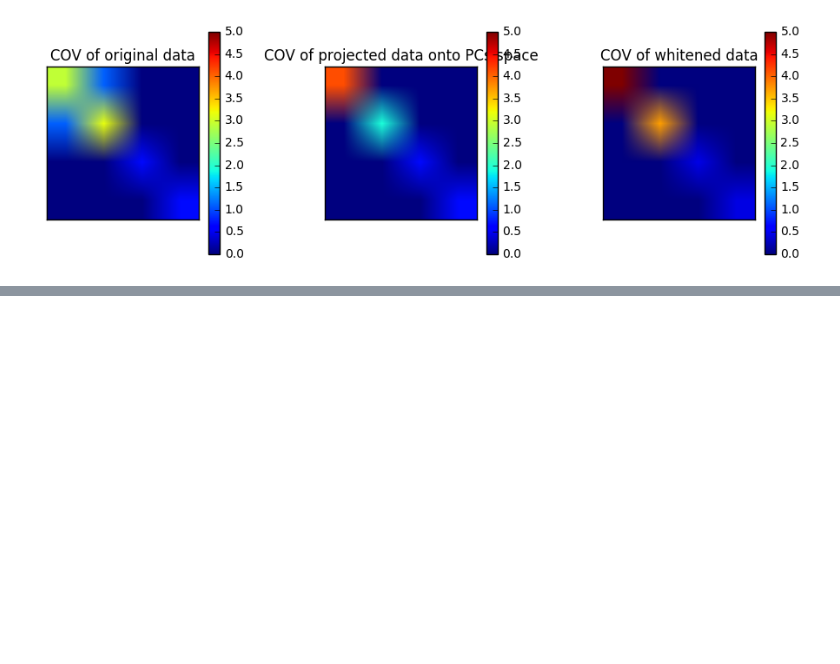
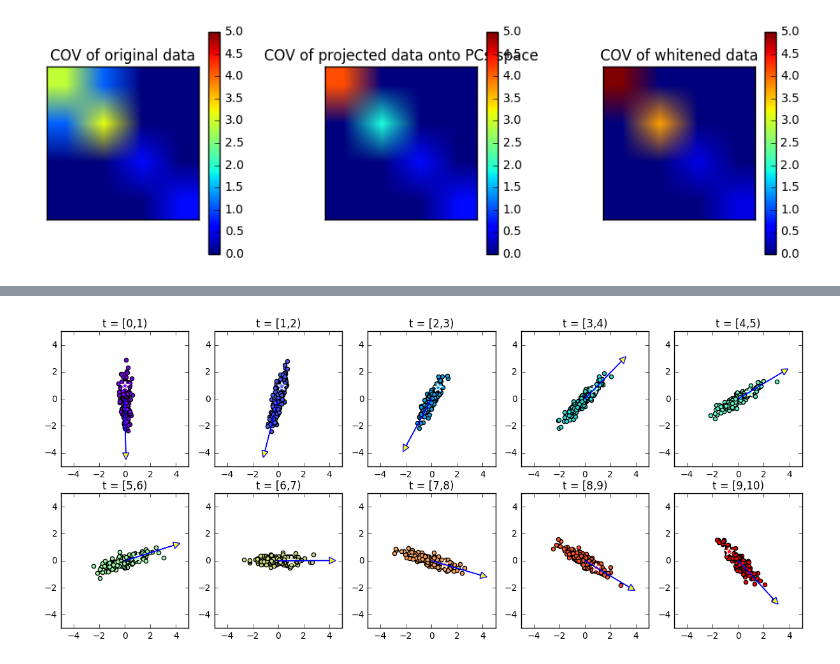
Before and after one commit to p16i/course-machine-intelligence-2, a Jupyter notebook: w3-hebbian-learning/batch-preprocessing-online-pca.ipynb, the cells around one changed output, grey strips where cells are left out. Cells and saved outputs as stored; diff of their text form; code cells hidden in the pictures; blank space fills up the shorter version.

```diff
--- a/w3-hebbian-learning/batch-preprocessing-online-pca.ipynb
+++ b/w3-hebbian-learning/batch-preprocessing-online-pca.ipynb
@@ -164,0 +282,4 @@ plt.tight_layout()
+# %%
+hebbian(0.04)
+# %% [output]
+[figure, added]
```
Also changed, not shown: parts of 10 cells of this notebook.
